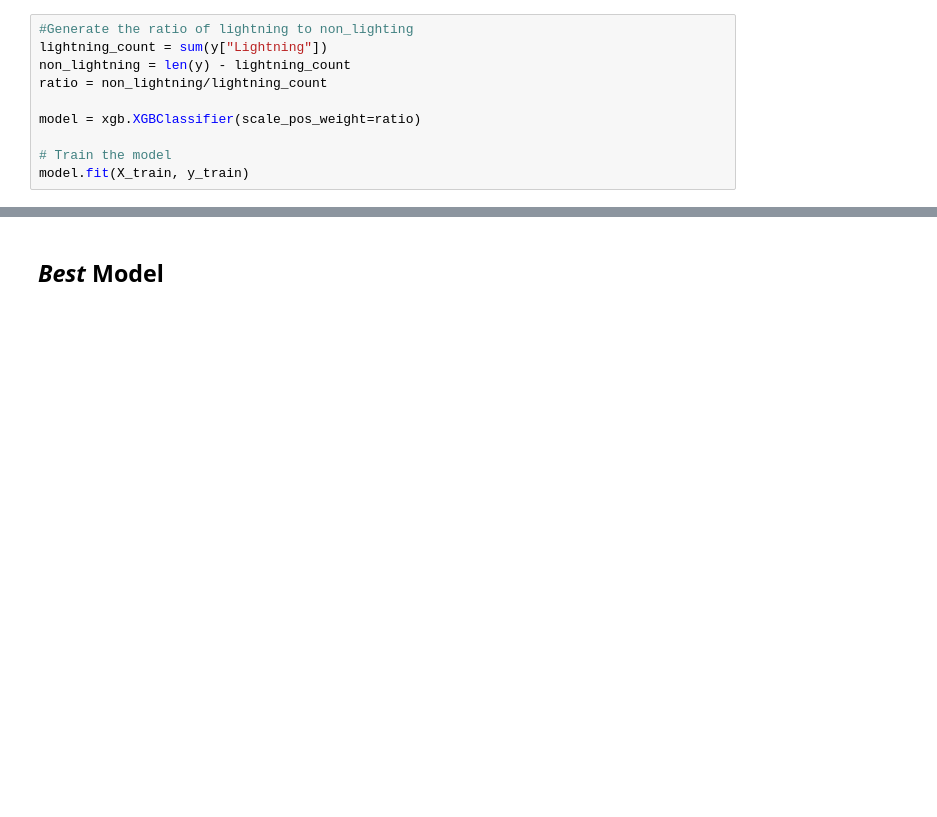
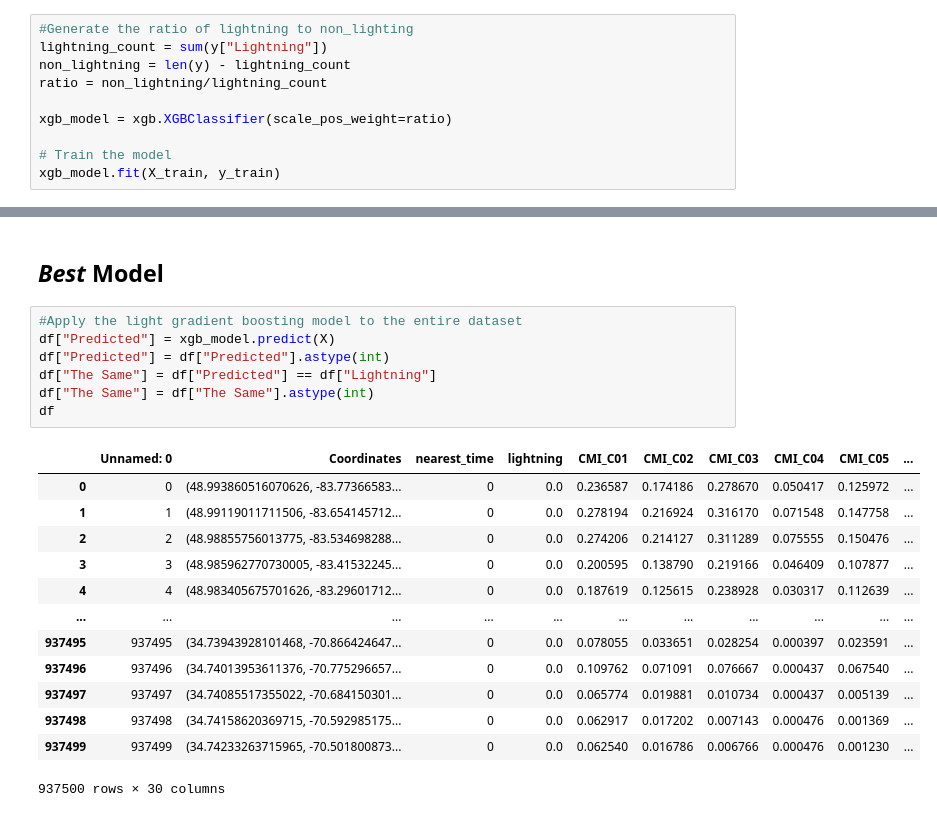
Before and after one commit to robertfeldstein/GitResearch, a Jupyter notebook: LightningEDA.ipynb, the cells around one changed output, grey strips where cells are left out. Cells and saved outputs as stored; diff of their text form; blank space fills up the shorter version.

```diff
--- a/LightningEDA.ipynb
+++ b/LightningEDA.ipynb
@@ -207,10 +213,10 @@ lightning_count = sum(y["Lightning"])
 non_lightning = len(y) - lightning_count
 ratio = non_lightning/lightning_count
 
-model = xgb.XGBClassifier(scale_pos_weight=ratio)
+xgb_model = xgb.XGBClassifier(scale_pos_weight=ratio)
 
 # Train the model
-model.fit(X_train, y_train)
+xgb_model.fit(X_train, y_train)
 # %% [output]
 XGBClassifier(base_score=None, booster=None, callbacks=None,
               colsample_bylevel=None, colsample_bynode=None,
@@ -389,2 +438,23 @@ weighted avg       0.98      0.98      0.98    281250
 # %% [markdown]
 ## *Best* Model
+# %%
+#Apply the light gradient boosting model to the entire dataset
+df["Predicted"] = xgb_model.predict(X)
+df["Predicted"] = df["Predicted"].astype(int)
+df["The Same"] = df["Predicted"] == df["Lightning"]
+df["The Same"] = df["The Same"].astype(int)
+df
+# %% [output]
+|  | Unnamed: 0 | Coordinates | nearest_time | lightning | CMI_C01 | CMI_C02 | CMI_C03 | CMI_C04 | CMI_C05 | ... |
+| 0 | 0 | (48.993860516070626, -83.77366583... | 0 | 0.0 | 0.236587 | 0.174186 | 0.278670 | 0.050417 | 0.125972 | ... |
+| 1 | 1 | (48.99119011711506, -83.654145712... | 0 | 0.0 | 0.278194 | 0.216924 | 0.316170 | 0.071548 | 0.147758 | ... |
+| 2 | 2 | (48.98855756013775, -83.534698288... | 0 | 0.0 | 0.274206 | 0.214127 | 0.311289 | 0.075555 | 0.150476 | ... |
+| 3 | 3 | (48.985962770730005, -83.41532245... | 0 | 0.0 | 0.200595 | 0.138790 | 0.219166 | 0.046409 | 0.107877 | ... |
+| 4 | 4 | (48.983405675701626, -83.29601712... | 0 | 0.0 | 0.187619 | 0.125615 | 0.238928 | 0.030317 | 0.112639 | ... |
+| ... | ... | ... | ... | ... | ... | ... | ... | ... | ... | ... |
+| 937495 | 937495 | (34.73943928101468, -70.866424647... | 0 | 0.0 | 0.078055 | 0.033651 | 0.028254 | 0.000397 | 0.023591 | ... |
+| 937496 | 937496 | (34.74013953611376, -70.775296657... | 0 | 0.0 | 0.109762 | 0.071091 | 0.076667 | 0.000437 | 0.067540 | ... |
+| 937497 | 937497 | (34.74085517355022, -70.684150301... | 0 | 0.0 | 0.065774 | 0.019881 | 0.010734 | 0.000437 | 0.005139 | ... |
+| 937498 | 937498 | (34.74158620369715, -70.592985175... | 0 | 0.0 | 0.062917 | 0.017202 | 0.007143 | 0.000476 | 0.001369 | ... |
+| 937499 | 937499 | (34.74233263715965, -70.501800873... | 0 | 0.0 | 0.062540 | 0.016786 | 0.006766 | 0.000476 | 0.001230 | ... |
+937500 rows × 30 columns
```
Also changed, not shown: parts of 9 cells of this notebook, 2 other files.
